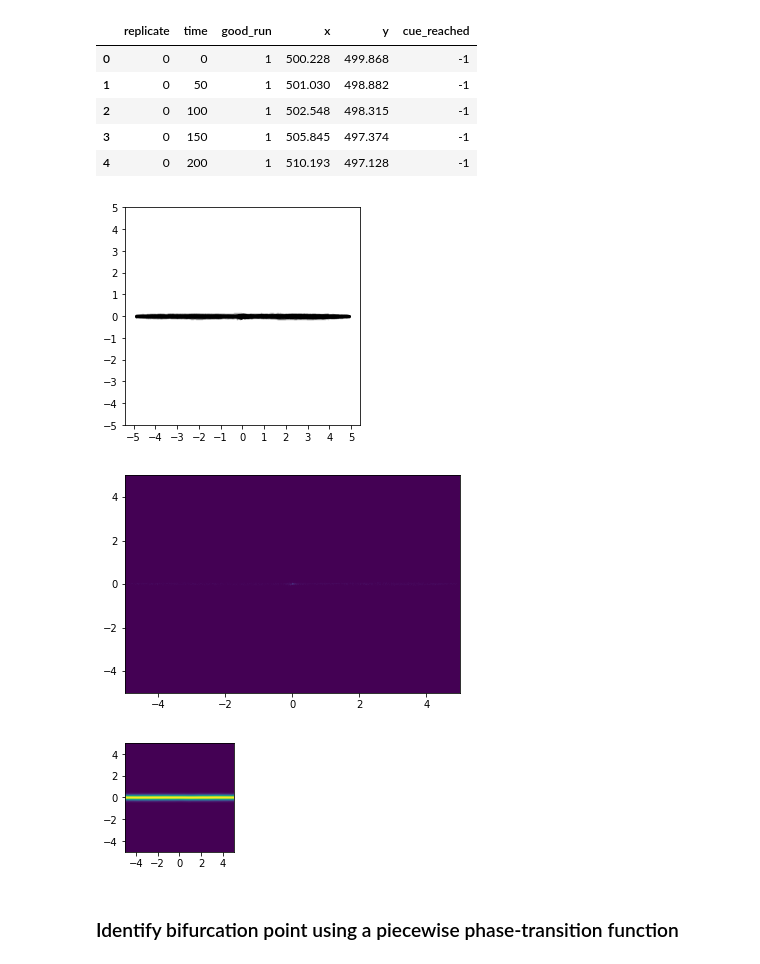
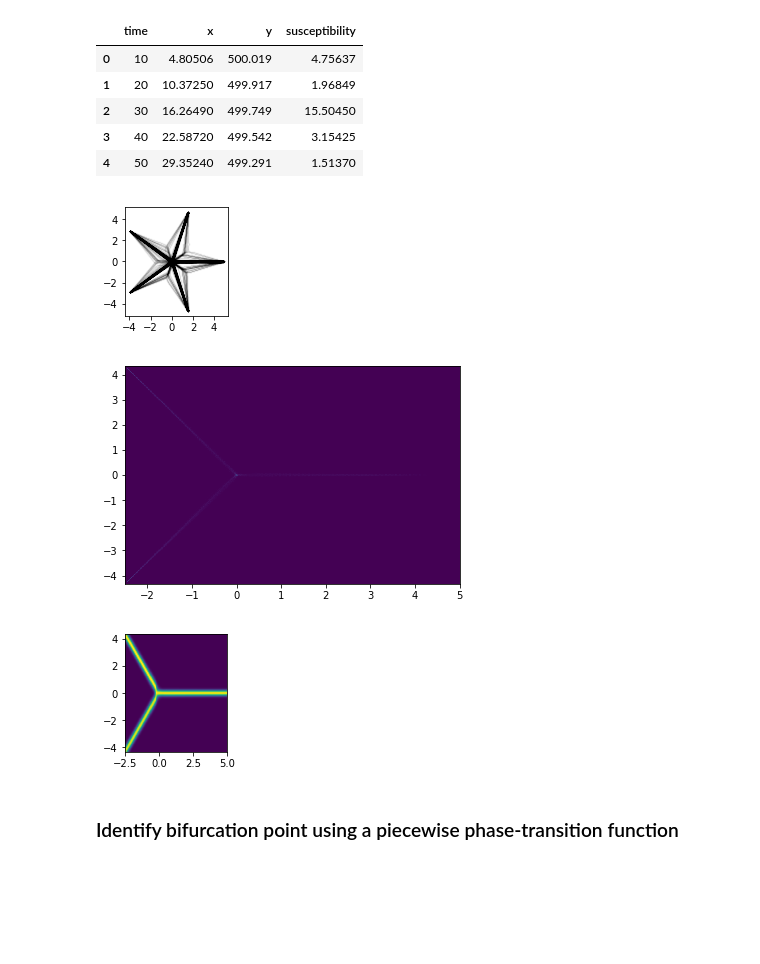
Before and after one commit to RnoB/fly-matrix, a Jupyter notebook: model_plots.ipynb, the cells around one changed output. Drawn from its saved outputs; the diff is of its cells as text; code cells hidden in the pictures; blank space fills up the shorter version.

Commit message:
updated code and gnd figures

```diff
--- a/model_plots.ipynb
+++ b/model_plots.ipynb
@@ -7,26 +7,32 @@ import matplotlib.pyplot as plt
 from scipy.optimize import curve_fit
 
 import matplotlib
-matplotlib.rcParams.update({'font.size':6})
 # %%
-nPosts = 2
+nPosts = 3
 symmetric = False
+model = 'neural'
+data = 'SPP/collective_n' if model == 'collective' else 'NN/flydata_n'
+prefix = 'coll_' if model == 'collective' else ''
 
-df = pd.read_csv("/Users/vivekhsridhar/Documents/Work/Results/decision_geometry/Data/Theory/SPP/flydata_n" + str(nPosts) + ".csv")
+df = pd.read_csv("/Users/vivekhsridhar/Documents/Work/Results/decision_geometry/Data/Theory/" + data + str(nPosts) + ".csv")
 df.head()
 # %% [output]
-|  | replicate | time | good_run | x | y | cue_reached |
-| 0 | 0 | 0 | 1 | 500.228 | 499.868 | -1 |
-| 1 | 0 | 50 | 1 | 501.030 | 498.882 | -1 |
-| 2 | 0 | 100 | 1 | 502.548 | 498.315 | -1 |
-| 3 | 0 | 150 | 1 | 505.845 | 497.374 | -1 |
-| 4 | 0 | 200 | 1 | 510.193 | 497.128 | -1 |
+|  | time | x | y | susceptibility |
+| 0 | 10 | 4.80506 | 500.019 | 4.75637 |
+| 1 | 20 | 10.37250 | 499.917 | 1.96849 |
+| 2 | 30 | 16.26490 | 499.749 | 15.50450 |
+| 3 | 40 | 22.58720 | 499.542 | 3.15425 |
+| 4 | 50 | 29.35240 | 499.291 | 1.51370 |
 # %%
 if symmetric:
     xs = np.array((df[' x'] - 500) / 100)
+    df[' x'] = xs
 else:
     xs = np.array(df[' x'] / 100)
+    df[' x'] = xs
+
 ys = np.array((df[' y'] - 500) / 100)
+df[' y'] = ys
 
 if nPosts == 2:
     if symmetric:
@@ -61,25 +67,40 @@ else:
         post2_x = 5.0*np.cos(2*np.pi/9)
         post2_y = 5.0*np.sin(2*np.pi/9)
 # %%
-fig, ax = plt.subplots(1,1)
-plt.scatter(xs, ys, c='black', s=1, alpha=0.1)
+if nPosts == 2:
+    if symmetric:
+        fig, ax = plt.subplots(1,1,figsize=(2,2))
+    else:
+        fig, ax = plt.subplots(1,1,figsize=(post0_x/2.5,post1_y/1.25))
+else:
+    if symmetric:
+        fig, ax = plt.subplots(1,1,figsize=(2,2))
+    else:
+        fig, ax = plt.subplots(1,1,figsize=(1.25,post2_x/2))
+plt.scatter(xs, ys, c='black', s=1, alpha=0.01)
 ax.set_aspect('equal')
 if symmetric:
     if nPosts == 2:
-        ax.set_xticks([-5,-4,-3,-2,-1,0,1,2,3,4,5])
-        ax.set_yticks([-5,-4,-3,-2,-1,0,1,2,3,4,5])
+        ax.set_xticks([-4,-2,0,2,4])
+        ax.set_yticks([-4,-2,0,2,4])
     else:
-        ax.set_xticks([-2,-1,0,1,2,3,4,5])
-        ax.set_yticks([-4,-3,-2,-1,0,1,2,3,4])
+        ax.set_xticks([-4,-2,0,2,4])
+        ax.set_yticks([-4,-2,0,2,4])
 else:
     if nPosts == 2:
         ax.set_xticks([0,1,2,3,4])
+        ax.set_yticks([-2,-1,0,1,2])
+        plt.xlim(0,post0_x)
+        plt.ylim(post0_y,post1_y)
     else:
         ax.set_xticks([0,1,2,3,4,5])
+        #ax.set_yticks([-3,-2,-1,0,1,2,3])
+        plt.xlim(0,5)
+        plt.ylim(post0_y,post2_y)
 
-fig.savefig('/Users/vivekhsridhar/Documents/Code/Python/fly-matrix/figures/trajectories_n' + str(nPosts) + '.pdf', dpi=600, bbox_inches='tight')
+fig.savefig('/Users/vivekhsridhar/Documents/Code/Python/fly-matrix/figures/' + prefix + 'trajectories_n' + str(nPosts) + '.pdf', dpi=600, bbox_inches='tight')
 # %% [output]
-[figure, old version]
+[figure, new version]
 # %%
 nbins = 500
 peak_threshold = 0.9
@@ -121,7 +142,7 @@ else:
     x_peaks = np.where(img > peak_threshold)[1] * post1_x / nbins
     y_peaks = np.where(img > peak_threshold)[0] * (post0_y - post2_y) / nbins + post2_y
 # %% [output]
-[figure, old version]
+[figure, new version]
 # %%
 if nPosts == 2:
     if symmetric == True:
@@ -130,17 +151,21 @@ if nPosts == 2:
         plt.xticks([-4,-2,0,2,4])
         plt.yticks([-4,-2,0,2,4])
     else:
+        fig, ax = plt.subplots(1, 1, figsize=(post0_x/2.5,post1_y/1.25))
         plt.imshow(img, extent=[0, post0_x, post0_y, post1_y])
+        plt.xticks([0,1,2,3,4])
 else:
     if symmetric == True:
         fig, ax = plt.subplots(1,1, figsize=(3.75/2,post2_y/2))
         plt.imshow(img, extent=[post0_x, post1_x, post0_y, post2_y])
     else:
+        fig, ax = plt.subplots(1, 1, figsize=(1.25,post2_x/2))
         plt.imshow(img, extent=[0, post1_x, post0_y, post2_y])
+        plt.xticks([0,1,2,3,4,5])
 
-#fig.savefig('/Users/vivekhsridhar/Documents/Code/Python/fly-matrix/figures/symmetric_density_n' + str(nPosts) + '.pdf', dpi=600, bbox_inches='tight')
+fig.savefig('/Users/vivekhsridhar/Documents/Code/Python/fly-matrix/figures/' + prefix + 'density_n' + str(nPosts) + '.pdf', dpi=600, bbox_inches='tight')
 # %% [output]
-[figure, old version]
+[figure, new version]
 # %% [markdown]
 ### Identify bifurcation point using a piecewise phase-transition function
 # %% [markdown]
```
Also changed, not shown: parts of 13 cells of this notebook, 54 other files.
